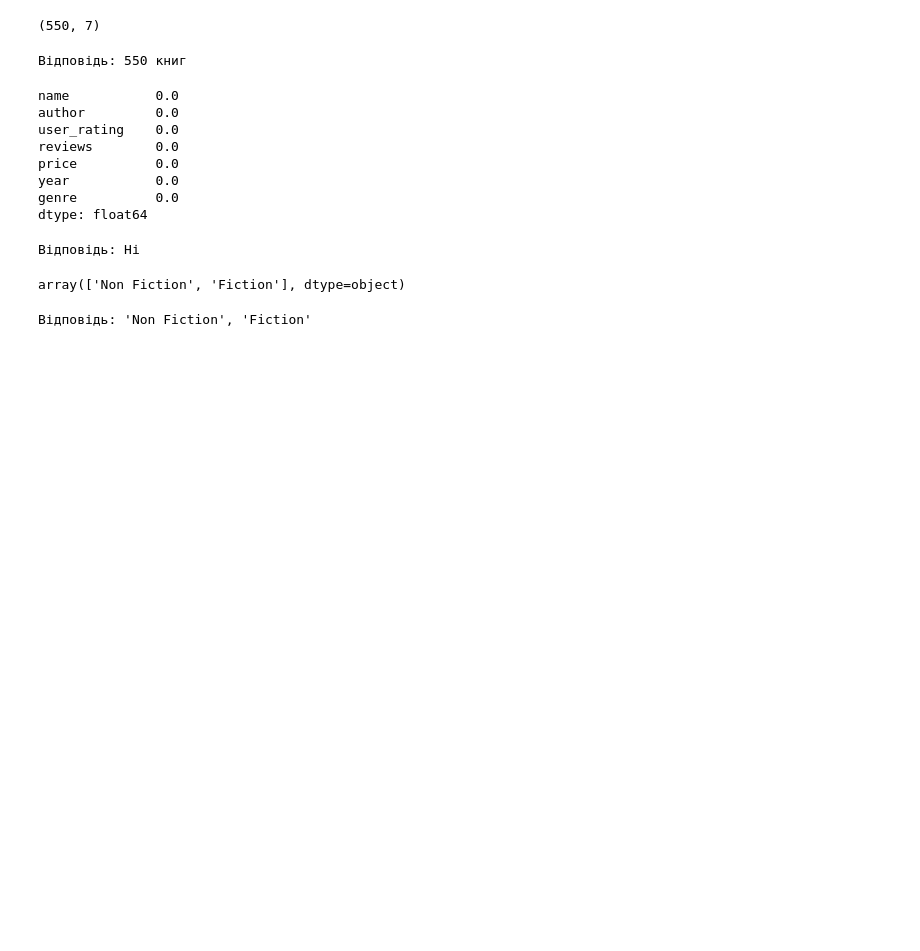
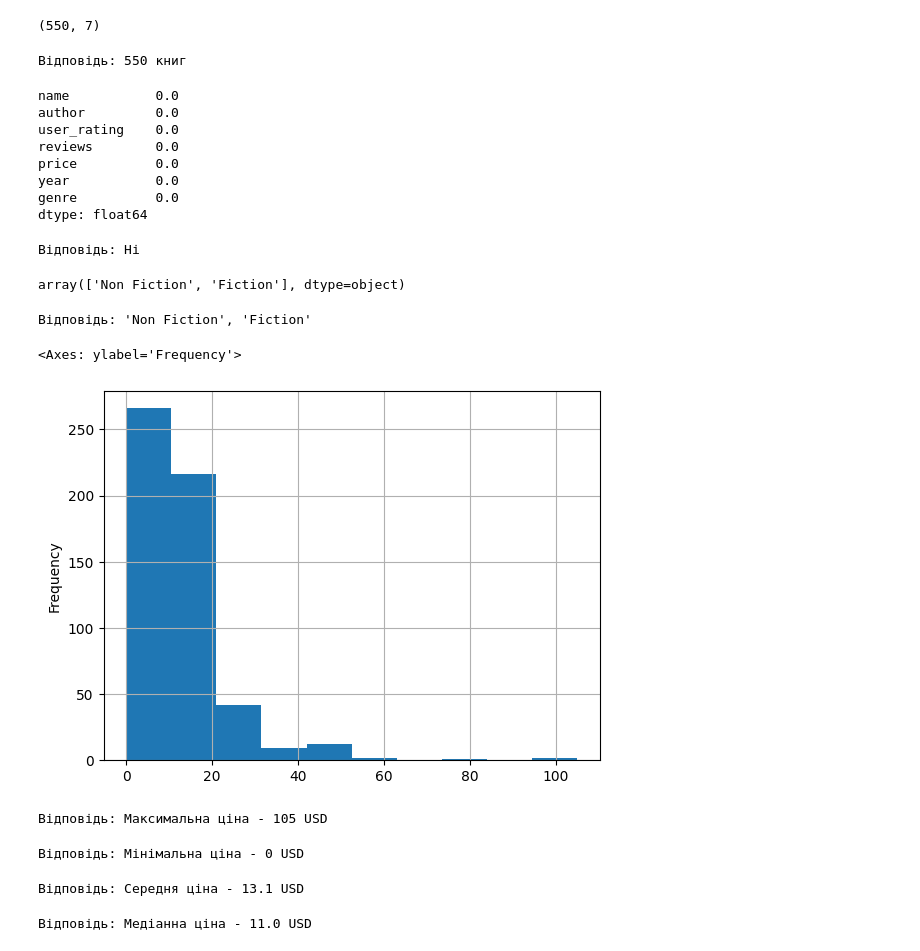
Before and after one commit to ValeraRishniak/HW_M02_goit_py_DS, a Jupyter notebook: hw2.3.ipynb, the cells around one changed output. Saved outputs shown, nothing was run; the diff lists cells and outputs as text; code cells hidden in the pictures; blank space fills up the shorter version.

```diff
--- a/hw2.3.ipynb
+++ b/hw2.3.ipynb
@@ -66,6 +69,13 @@ print("Відповідь: 'Non Fiction', 'Fiction'")
 # %%
 # P3. Первинне дослідження даних
 # T5. Тепер подивіться на розподіл цін: побудуйте діаграму (використовуйте kind='hist')
+graph = table['price'].plot(kind="hist",
+                            grid=True
+                           )
+graph
+# %% [output]
+<Axes: ylabel='Frequency'>
+[figure, added]
 # %%
 # P3. Первинне дослідження даних
 # T6. Визначте, яка ціна у нас максимальна, мінімальна, середня, медіанна (використовуйте функції max, min, mean, median)
@@ -72,16 +86,24 @@ print("Відповідь: 'Non Fiction', 'Fiction'")
 # %%
 # P3. Первинне дослідження даних
 # T7. Максимальна ціна?
-print("Відповідь: ")
+print(f"Відповідь: Максимальна ціна - {max_price} USD")
+# %% [output]
+Відповідь: Максимальна ціна - 105 USD
 # %%
 # P3. Первинне дослідження даних
 # T8. Мінімальна ціна?
-print("Відповідь: ")
+print(f"Відповідь: Мінімальна ціна - {min_price} USD")
+# %% [output]
+Відповідь: Мінімальна ціна - 0 USD
 # %%
 # P3. Первинне дослідження даних
 # T9. Середня ціна?
-print("Відповідь: ")
+print(f"Відповідь: Середня ціна - {mean_price} USD")
+# %% [output]
+Відповідь: Середня ціна - 13.1 USD
 # %%
 # P3. Первинне дослідження даних
 # T10. Медіанна ціна?
-print("Відповідь: ")
+print(f"Відповідь: Медіанна ціна - {median_price} USD")
+# %% [output]
+Відповідь: Медіанна ціна - 11.0 USD
```
Also changed, not shown: parts of 11 cells of this notebook.
